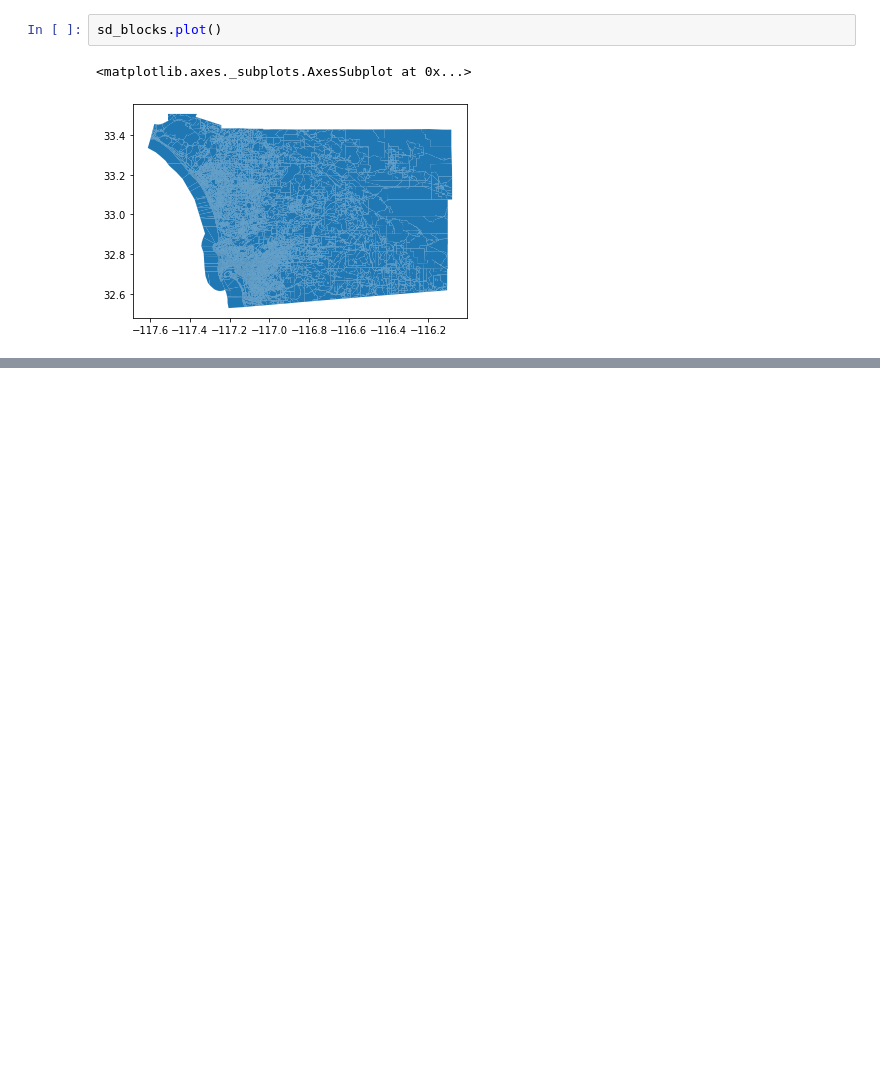
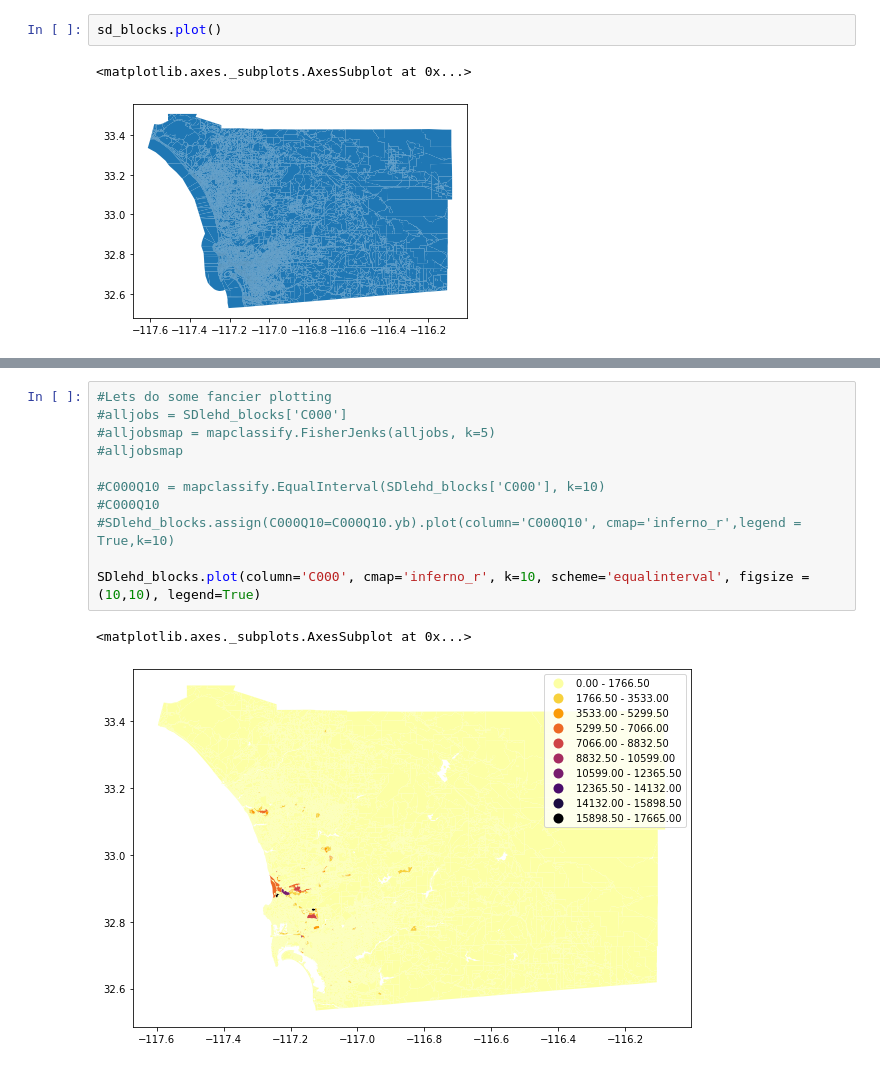
Before and after one commit to AnGWar26/Regional-Employment-Clusters, a Jupyter notebook: LEHD_DataRead.ipynb, the cells around one changed output, grey strips where cells are left out. Drawn from its saved outputs; the diff is of its cells as text; blank space fills up the shorter version.

```diff
--- a/LEHD_DataRead.ipynb
+++ b/LEHD_DataRead.ipynb
@@ -87,0 +97,14 @@ SDlehd_tracts
+# %%
+#Lets do some fancier plotting
+#alljobs = SDlehd_blocks['C000']
+#alljobsmap = mapclassify.FisherJenks(alljobs, k=5)
+#alljobsmap
+
+#C000Q10 = mapclassify.EqualInterval(SDlehd_blocks['C000'], k=10)
+#C000Q10
+#SDlehd_blocks.assign(C000Q10=C000Q10.yb).plot(column='C000Q10', cmap='inferno_r',legend = True,k=10)
+
+SDlehd_blocks.plot(column='C000', cmap='inferno_r', k=10, scheme='equalinterval', figsize = (10,10), legend=True)
+# %% [output]
+<matplotlib.axes._subplots.AxesSubplot at 0x...>
+[figure, added]
```
Also changed, not shown: parts of 9 cells of this notebook.
